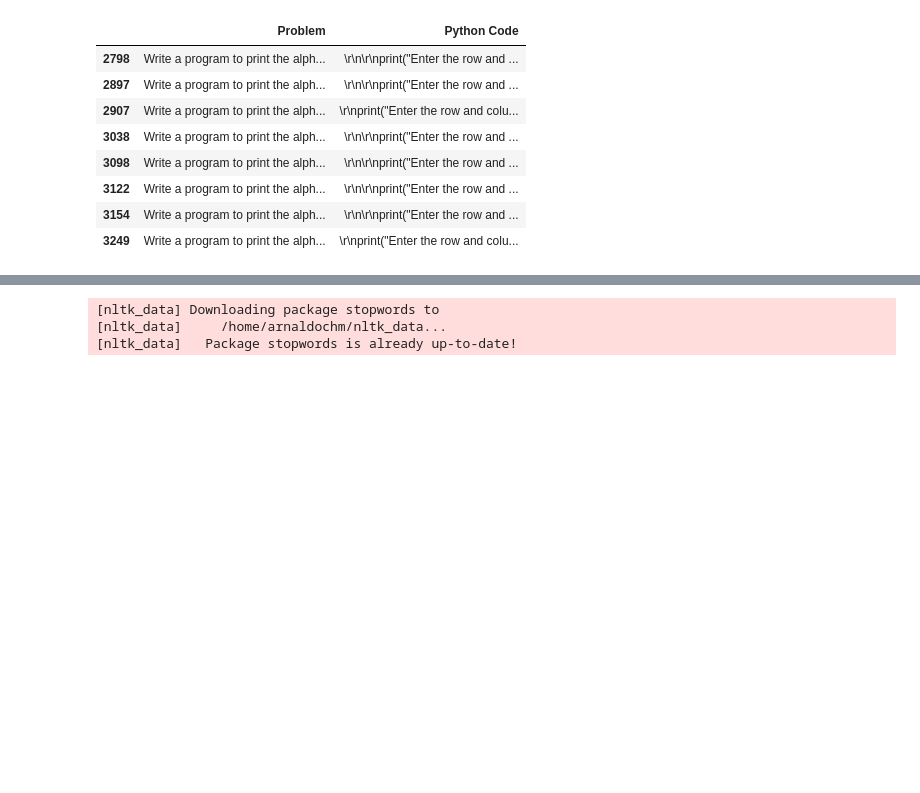
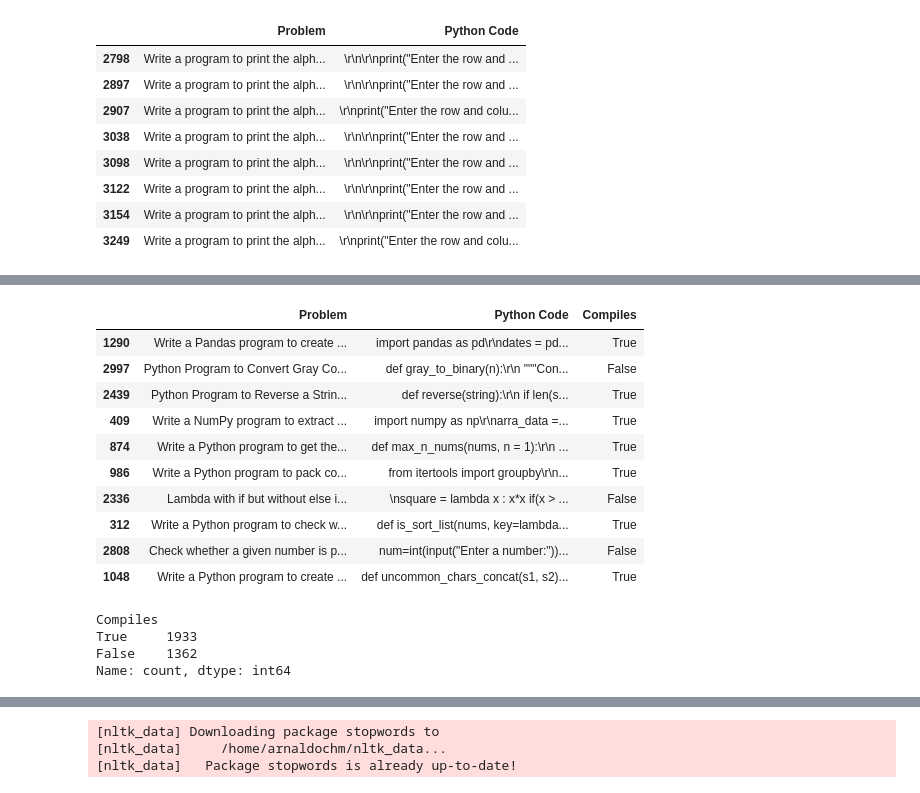
Before and after one commit to arnaldochm/4geeks_finalproject_text_to_python, a Jupyter notebook: notebooks/notebook.ipynb, the cells around one changed output, grey strips where cells are left out. Cells and saved outputs as stored; diff of their text form; code cells hidden in the pictures; blank space fills up the shorter version.

```diff
--- a/notebooks/notebook.ipynb
+++ b/notebooks/notebook.ipynb
@@ -175,0 +180,5 @@ Name: count, Length: 3167, dtype: int64
+# %%
+#Drop Entries where C++ code is used instead of Python
+df_processed = df_processed.drop([1702,1974,2007,2012,2206,2228,2251,2257,2312,2400,2413], axis=0)
+df_processed.reset_index(drop=True)
+df_processed.info()
@@ -175,0 +202,22 @@ Name: count, Length: 3167, dtype: int64
+# %%
+df_processed['Compiles'] = df_processed['Python Code'].apply(lambda x: code_compiles(x))
+df_processed.sample(10)
+# %% [output]
+|  | Problem | Python Code | Compiles |
+| 1290 | Write a Pandas program to create ... | import pandas as pd\r\ndates = pd... | True |
+| 2997 | Python Program to Convert Gray Co... | def gray_to_binary(n):\r\n """Con... | False |
+| 2439 | Python Program to Reverse a Strin... | def reverse(string):\r\n if len(s... | True |
+| 409 | Write a NumPy program to extract ... | import numpy as np\r\narra_data =... | True |
+| 874 | Write a Python program to get the... | def max_n_nums(nums, n = 1):\r\n ... | True |
+| 986 | Write a Python program to pack co... | from itertools import groupby\r\n... | True |
+| 2336 | Lambda with if but without else i... | \nsquare = lambda x : x*x if(x > ... | False |
+| 312 | Write a Python program to check w... | def is_sort_list(nums, key=lambda... | True |
+| 2808 | Check whether a given number is p... | num=int(input("Enter a number:"))... | False |
+| 1048 | Write a Python program to create ... | def uncommon_chars_concat(s1, s2)... | True |
+# %%
+df_processed['Compiles'].value_counts()
+# %% [output]
+Compiles
+True     1933
+False    1362
+Name: count, dtype: int64
```
Also changed, not shown: parts of 13 cells of this notebook, 1 other file.
